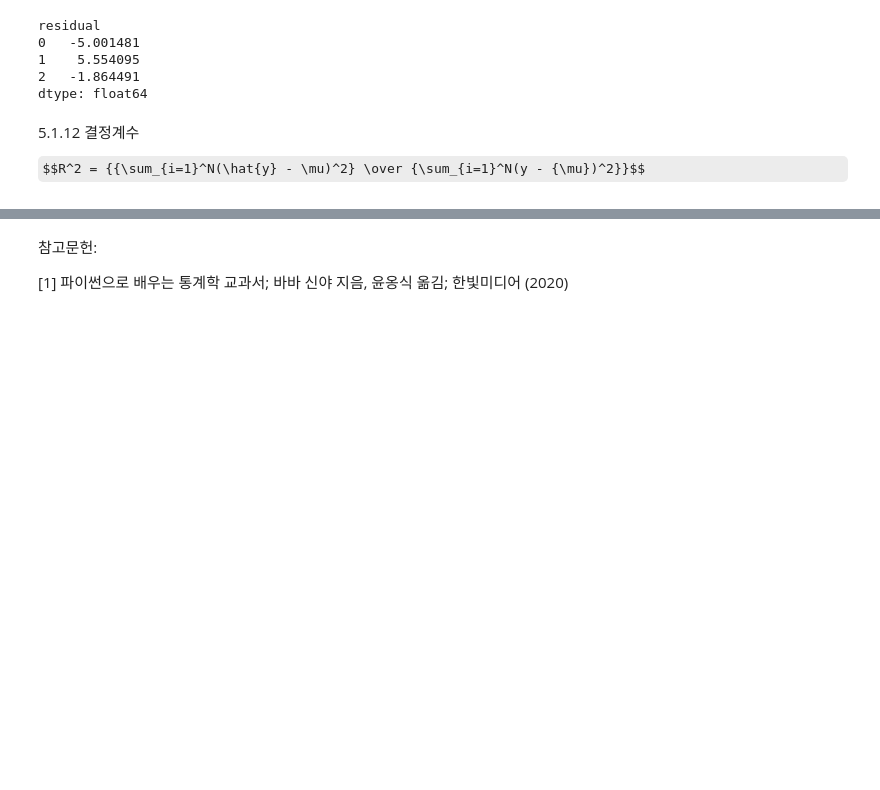
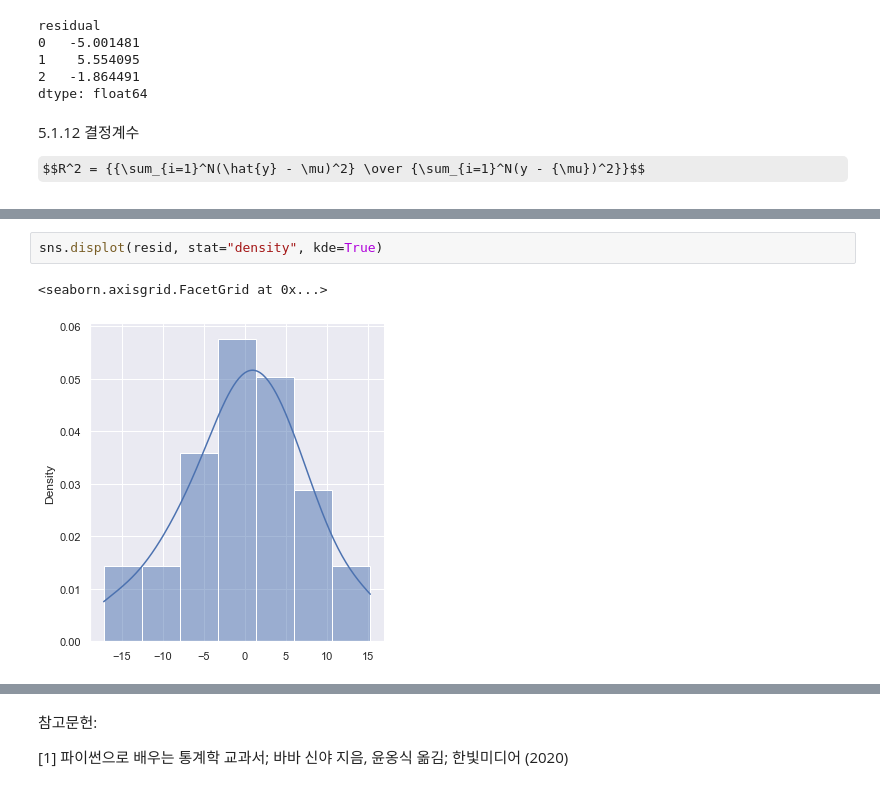
Before and after one commit to meticulousdev/StatisticsWithPython, a Jupyter notebook: code/chap05/chap05_01.ipynb, the cells around one changed output, grey strips where cells are left out. Cells and saved outputs as stored; diff of their text form; some formulas as TeX source; blank space fills up the shorter version.

```diff
--- a/code/chap05/chap05_01.ipynb
+++ b/code/chap05/chap05_01.ipynb
@@ -198,0 +257,5 @@ np.sum((yhat - mu) ** 2) / np.sum((y - mu) ** 2)
+# %%
+sns.displot(resid, stat="density", kde=True)
+# %% [output]
+<seaborn.axisgrid.FacetGrid at 0x...>
+[figure, added]
```
Also changed, not shown: parts of 28 cells of this notebook.
